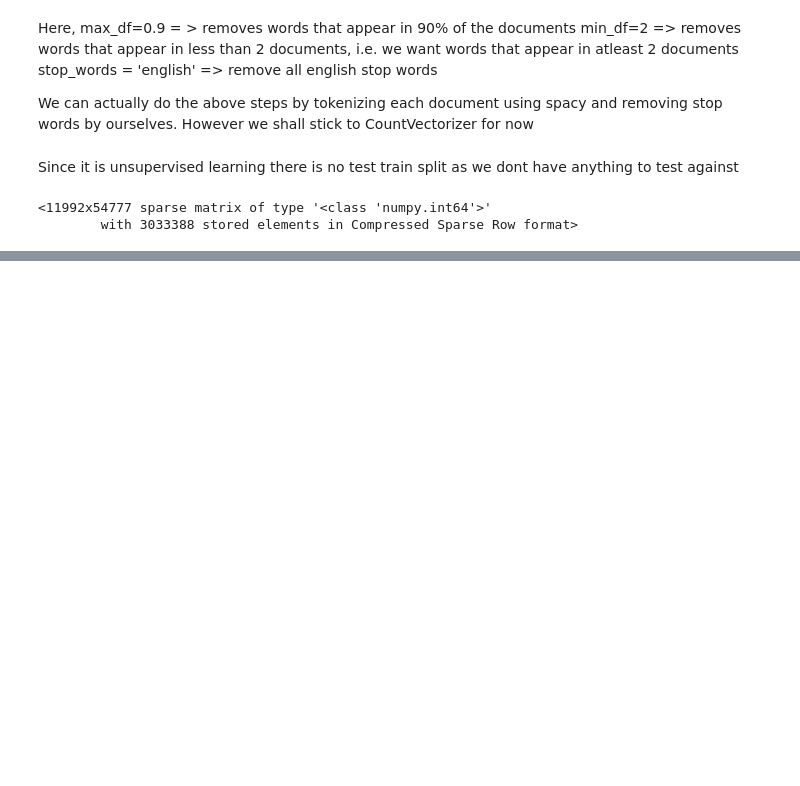
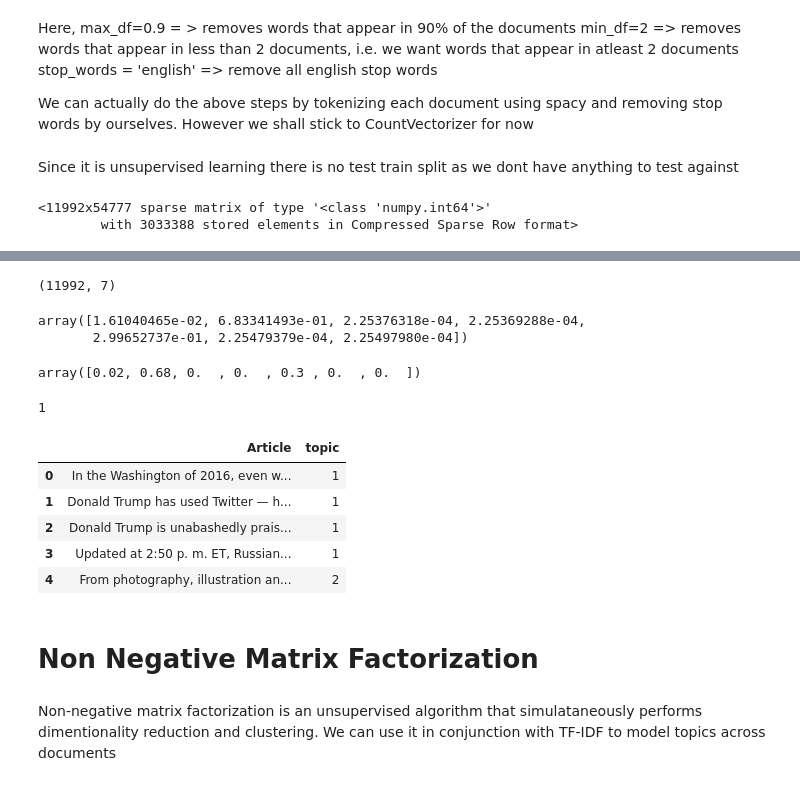
Before and after one commit to santhushark/AI_Learning, a Jupyter notebook: NLP/Topic_modeling.ipynb, the cells around one changed output, grey strips where cells are left out. Drawn from its saved outputs; the diff is of its cells as text; code cells hidden in the pictures; blank space fills up the shorter version.

```diff
--- a/NLP/Topic_modeling.ipynb
+++ b/NLP/Topic_modeling.ipynb
@@ -83,0 +228,37 @@ LatentDirichletAllocation(batch_size=128, doc_topic_prior=None,
+# %%
+topic_results = LDA.transform(dtm)
+# %%
+# This is basically the probability distributions of the article in to the 7 topics
+topic_results.shape
+# %% [output]
+(11992, 7)
+# %%
+# this is basically the probability distributions of article 0 to all 7 topics
+topic_results[0]
+# %% [output]
+array([1.61040465e-02, 6.83341493e-01, 2.25376318e-04, 2.25369288e-04,
+       2.99652737e-01, 2.25479379e-04, 2.25497980e-04])
+# %%
+topic_results[0].round(2)
+# %% [output]
+array([0.02, 0.68, 0.  , 0.  , 0.3 , 0.  , 0.  ])
+# %%
+# .argmax() returns the index position of the highest value, in this case it is highest probability
+topic_results[0].argmax()
+# %% [output]
+1
+# %%
+df['topic'] = topic_results.argmax(axis=1)
+# %%
+df.head()
+# %% [output]
+|  | Article | topic |
+| 0 | In the Washington of 2016, even w... | 1 |
+| 1 | Donald Trump has used Twitter — h... | 1 |
+| 2 | Donald Trump is unabashedly prais... | 1 |
+| 3 | Updated at 2:50 p. m. ET, Russian... | 1 |
+| 4 | From photography, illustration an... | 2 |
+# %% [markdown]
+# Non Negative Matrix Factorization
+# %% [markdown]
+Non-negative matrix factorization is an unsupervised algorithm that simulataneously performs dimentionality reduction and clustering. We can use it in conjunction with TF-IDF to model topics across documents
```
Also changed, not shown: parts of 42 cells of this notebook.
